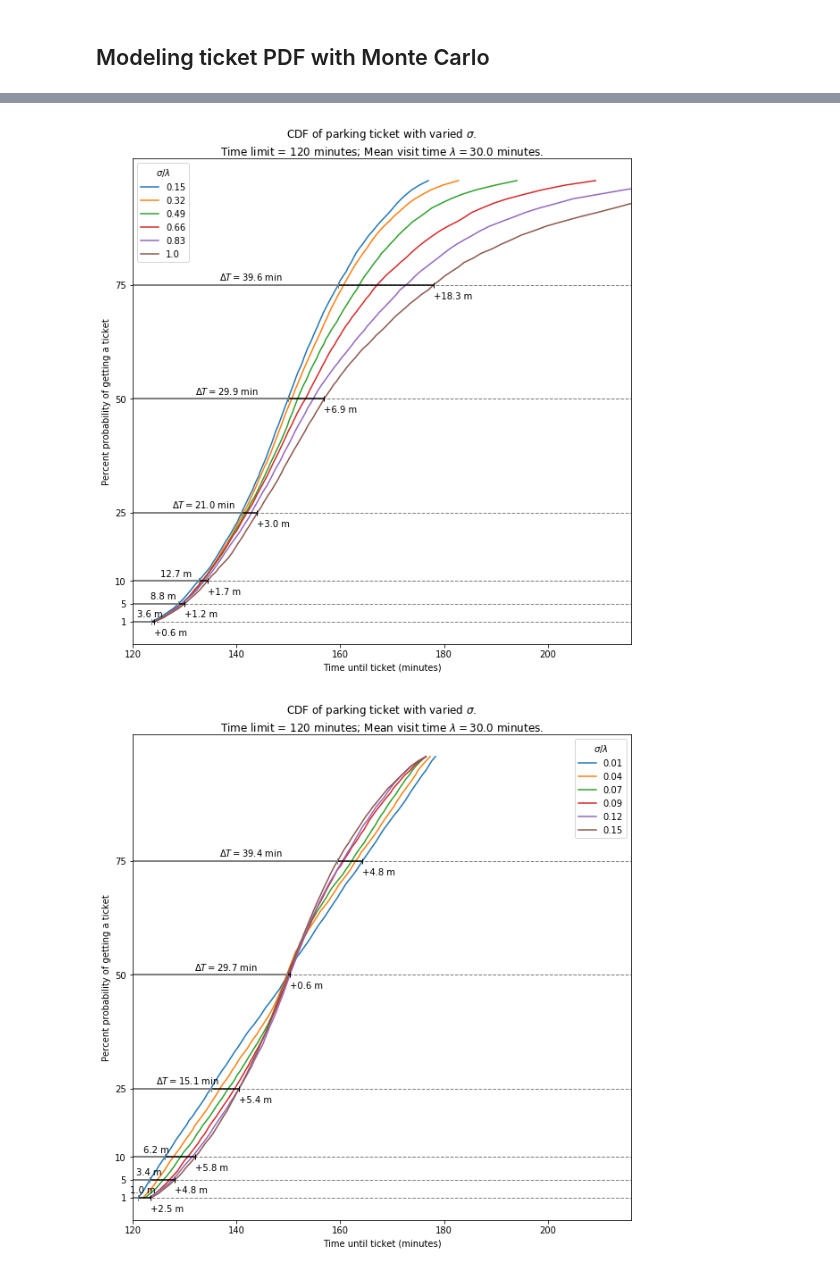
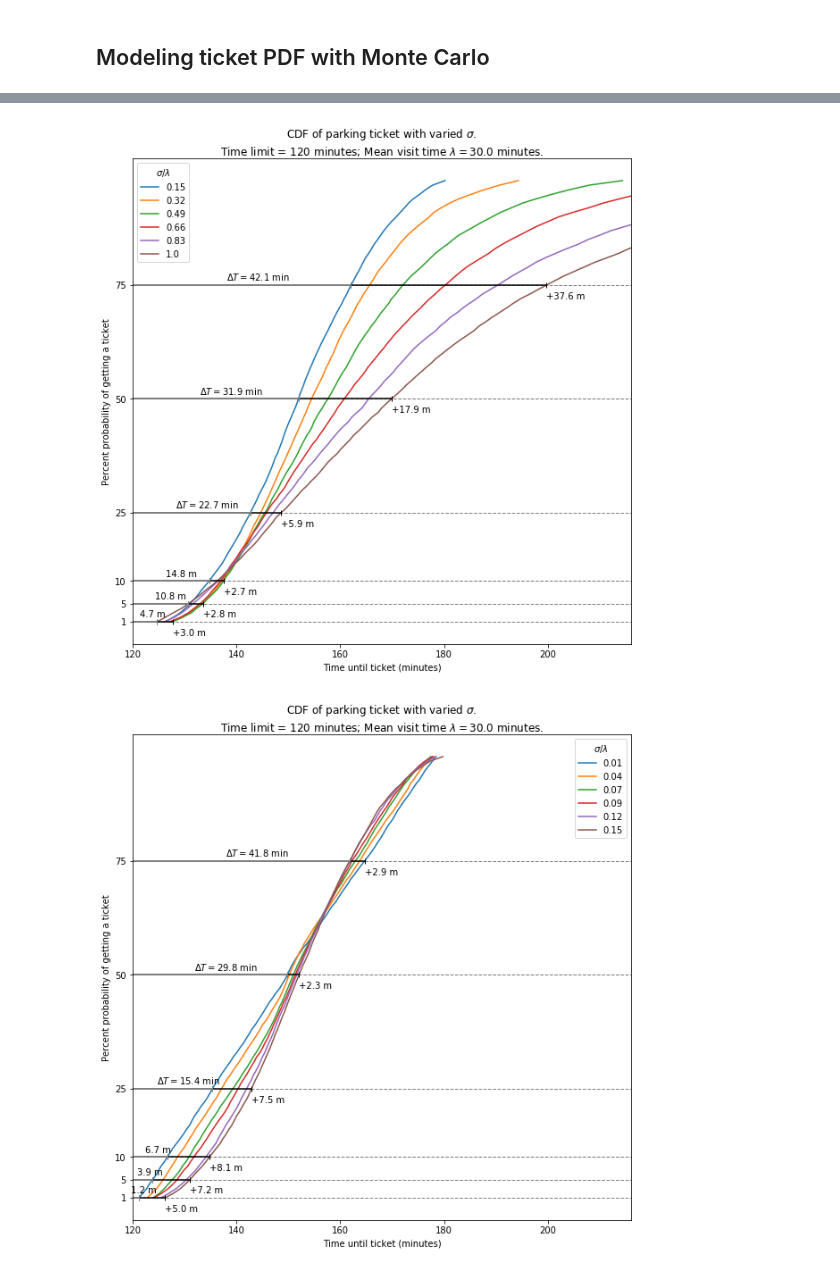
Before and after one commit to adeich/little_sci_comp_projects, a Jupyter notebook: Modeling getting a parking ticket.ipynb, the cells around one changed output, grey strips where cells are left out. Cells and saved outputs as stored; diff of their text form; code cells hidden in the pictures.

```diff
--- a/Modeling getting a parking ticket.ipynb
+++ b/Modeling getting a parking ticket.ipynb
@@ -13,8 +11,11 @@ import numpy as np
 import scipy
 import pandas as pd
 import matplotlib as mpl
+from scipy.stats import uniform, expon, gamma
+
 from matplotlib.ticker import FuncFormatter
 %matplotlib inline
+mpl.rcParams.update({'font.size': 13})
 # %% [markdown]
 ## The broadest model
 No matter what pattern the enforcers are using to traverse the streets, the first arrival will be totally uncorrelated with when you park. Thus it seems fair to let this first random component, T1, be drawn from a [negative exponential distribution](https://en.wikipedia.org/wiki/Exponential_distribution):
@@ -90,15 +92,3 @@ Finally, solving these two equations for scale and $a$ we get:
 \begin{align}
 a = \big{(}\frac{\mathrm{mean}}{\sigma}\big{)}^2.
 \end{align}
-# %%
-from scipy.stats import gamma
-fig, ax = plt.subplots(1, 1)
-mean = 10.0
-sigma = 0.5
-a = (mean/sigma)**2
-scale = sigma**2 / mean
-loc =0
-x = np.linspace(0, 2*mean, 100)
-ax.set_xlabel('Time till next arrival (hours)')
-ax.set_ylabel('PDF')
-ax.plot(x, gamma.pdf(x, a=a, loc=loc, scale=scale), 'k-', lw=2, label='frozen pdf')
@@ -212,6 +213,6 @@ TypeError: make_first_wait_time() takes exactly 3 arguments (2 given)
 # %%
 def plot_several_CDFs(sigmas_as_frac_mean_visit, mean_visit_as_frac_maxtime=0.25, maxtime=120,
-                      N_randos_per=10000, ticks=[1, 5, 10, 25, 50, 75]):
+                      N=10000, ticks=[1, 5, 10, 25, 50, 75]):
     mean_visit = float(maxtime) * float(mean_visit_as_frac_maxtime)
     sigmas = sigmas_as_frac_mean_visit * mean_visit
     fig, ax = plt.subplots(1, 1)
@@ -225,44 +226,44 @@ def plot_several_CDFs(sigmas_as_frac_mean_visit, mean_visit_as_frac_maxtime=0.25
     percentile = np.arange(1, 99)
     df = pd.DataFrame([])
     for sigma in sigmas:
-        data = generate_data(N_trials=N_randos_per, mean=mean_visit,
+        data = generate_data(N_trials=N, mean=mean_visit,
                              sigma=sigma, maxtime=maxtime)
-        x = np.percentile(data[:,0], percentile, interpolation='higher')
+        x = np.percentile(data, percentile, interpolation='higher')
         df['{}'.format(sigma)] = x
         ax.plot(x, percentile, label='{}'.format(round(sigma/mean_visit, 2)))
     ax.legend(title='$\sigma/\lambda$')
     for percentile in ticks:
         i = percentile - 1
         xleft = df.iloc[i].min(axis=0)
         xright = df.iloc[i].max(axis=0)
 
         # horizontal bar across lines.
         ax.plot([xleft, xright],
                 [percentile, percentile], marker='|', color='k')
         ax.plot([2, xleft ],
                 [percentile, percentile], marker='|', color='gray',
                linewidth=2)
         deltaT = xleft - maxtime
         if deltaT > 15.0:
             ax.text(maxtime + (xleft-maxtime)/2 - 3,
                 percentile + 1, '$\Delta T = $' +
                     str(round(deltaT, 1)) + ' min')
         else:
             ax.text(maxtime + (deltaT)/2 - 1,
                 percentile + 1, str(round(xleft - maxtime, 1)) + ' m')
         ax.text(xright, percentile - 3, '+' + str(round(xright - maxtime - deltaT, 1)) + ' m')
     ax.set_yticks(ticks)
     ax.hlines(y=ticks, xmin=maxtime, xmax=maxtime*1.8, linestyles='dashed',
               colors='gray', linewidth=1)
 
 
 
-#plot_several_CDFs(sigmas=np.linspace(6, 30, 6), mean_visit=30, N_randos_per=10000)
+#plot_several_CDFs(sigmas=np.linspace(6, 30, 6), mean_visit=30, N=10000)
 plot_several_CDFs(sigmas_as_frac_mean_visit=np.linspace(0.15, 1, 6),
-                  mean_visit_as_frac_maxtime=0.25, N_randos_per=10000,
+                  mean_visit_as_frac_maxtime=0.25, N=10000,
                  maxtime=120)
 plot_several_CDFs(sigmas_as_frac_mean_visit=np.linspace(0.01, 0.15, 6),
-                  mean_visit_as_frac_maxtime=0.25, N_randos_per=10000)
+                  mean_visit_as_frac_maxtime=0.25, N=10000)
 # %% [output]
-[figure, old version]
+[figure, new version]
-[figure, old version]
+[figure, new version]
```
Also changed, not shown: parts of 10 cells of this notebook, 3 other files.
